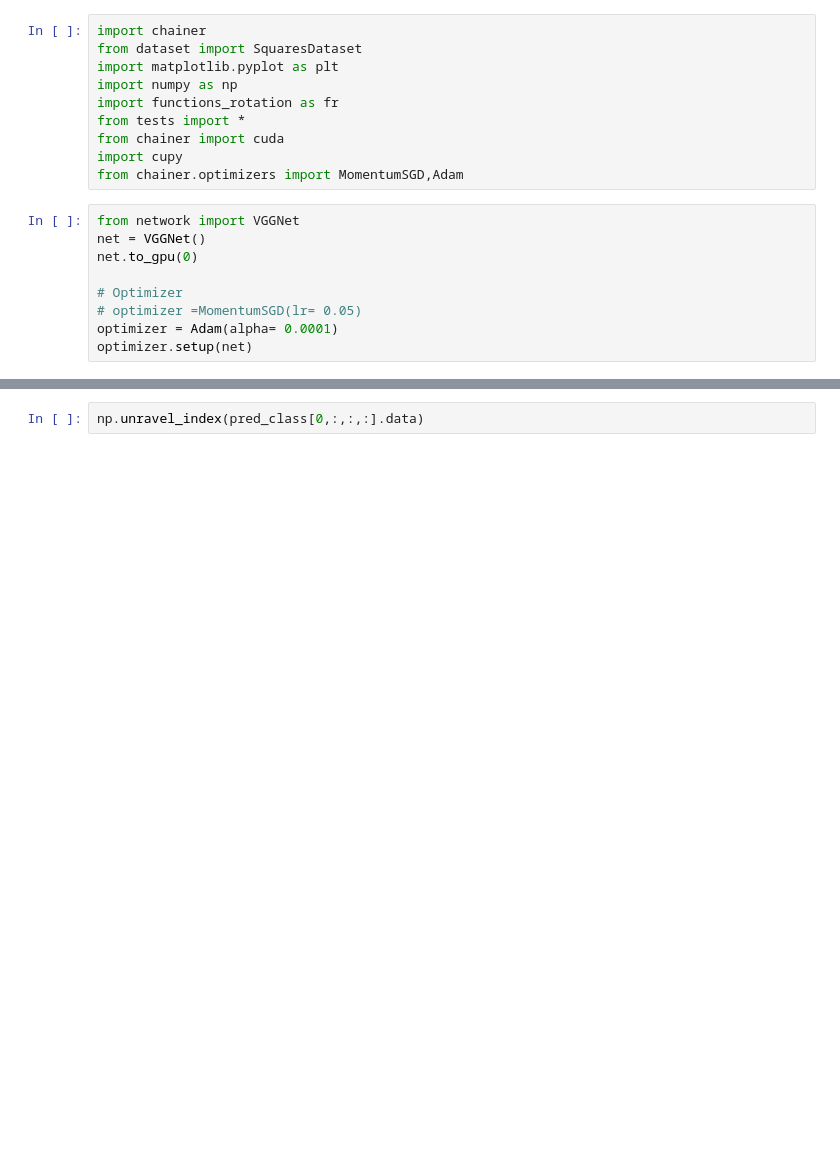
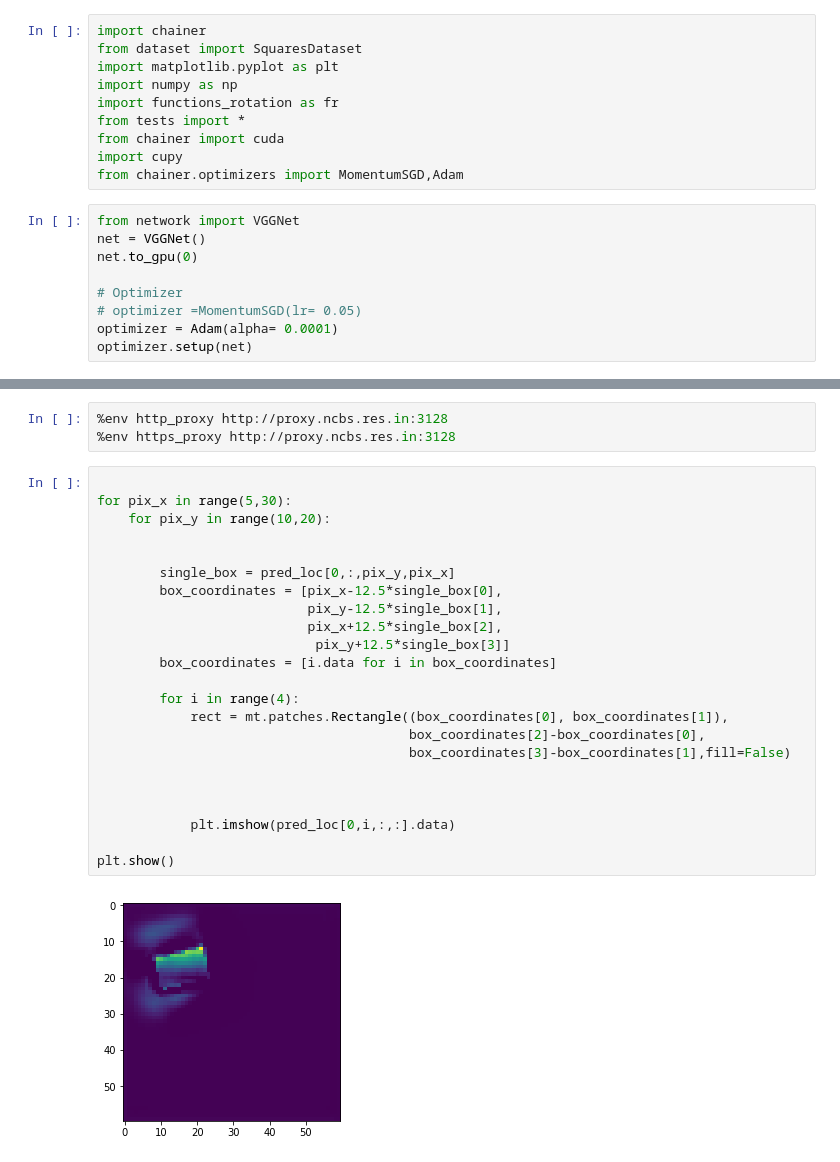
Before and after one commit to thegreatshasha/rt, a Jupyter notebook: TrainingRotation-Pfunctions.ipynb, the cells around one changed output, grey strips where cells are left out. Cells and saved outputs as stored; diff of their text form; blank space fills up the shorter version.

```diff
--- a/TrainingRotation-Pfunctions.ipynb
+++ b/TrainingRotation-Pfunctions.ipynb
@@ -205,2 +202,28 @@ subset_indicies[1,:].shape
-# %%
-np.unravel_index(pred_class[0,:,:,:].data)
+# %%
+%env http_proxy http://proxy.ncbs.res.in:3128
+%env https_proxy http://proxy.ncbs.res.in:3128
+# %%
+
+for pix_x in range(5,30):
+    for pix_y in range(10,20):
+
+
+        single_box = pred_loc[0,:,pix_y,pix_x]
+        box_coordinates = [pix_x-12.5*single_box[0],
+                           pix_y-12.5*single_box[1],
+                           pix_x+12.5*single_box[2],
+                            pix_y+12.5*single_box[3]]
+        box_coordinates = [i.data for i in box_coordinates]
+
+        for i in range(4):
+            rect = mt.patches.Rectangle((box_coordinates[0], box_coordinates[1]),
+                                        box_coordinates[2]-box_coordinates[0],
+                                        box_coordinates[3]-box_coordinates[1],fill=False)
+
+
+
+            plt.imshow(pred_loc[0,i,:,:].data)
+
+plt.show()
+# %% [output]
+[figure, added]
```
Also changed, not shown: parts of 4 cells of this notebook, 1 other file.
